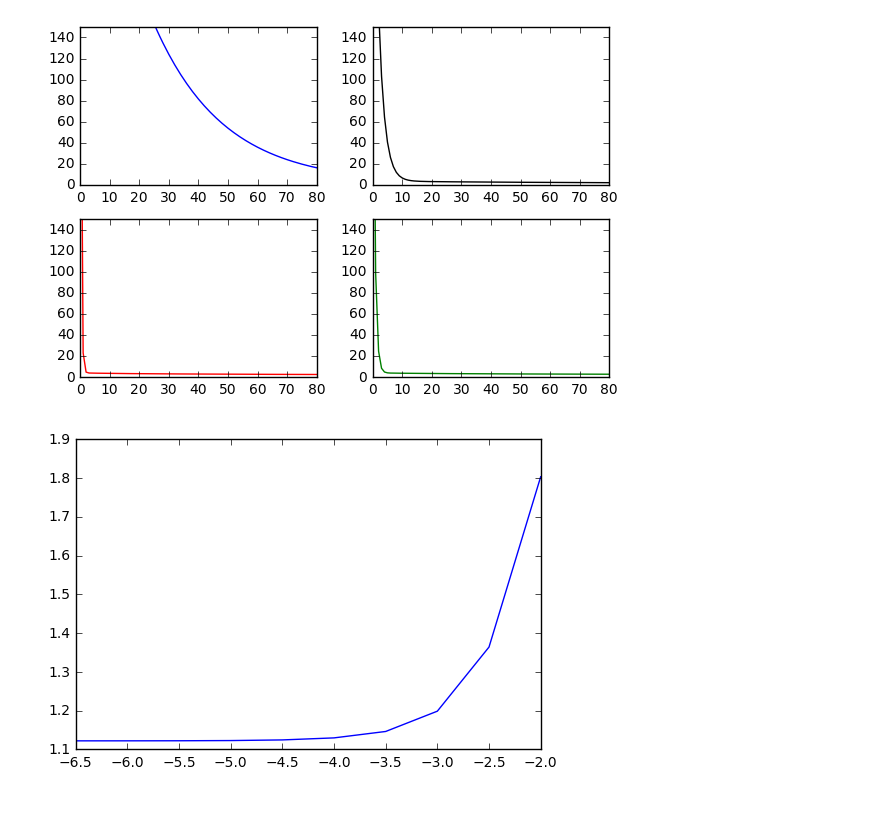
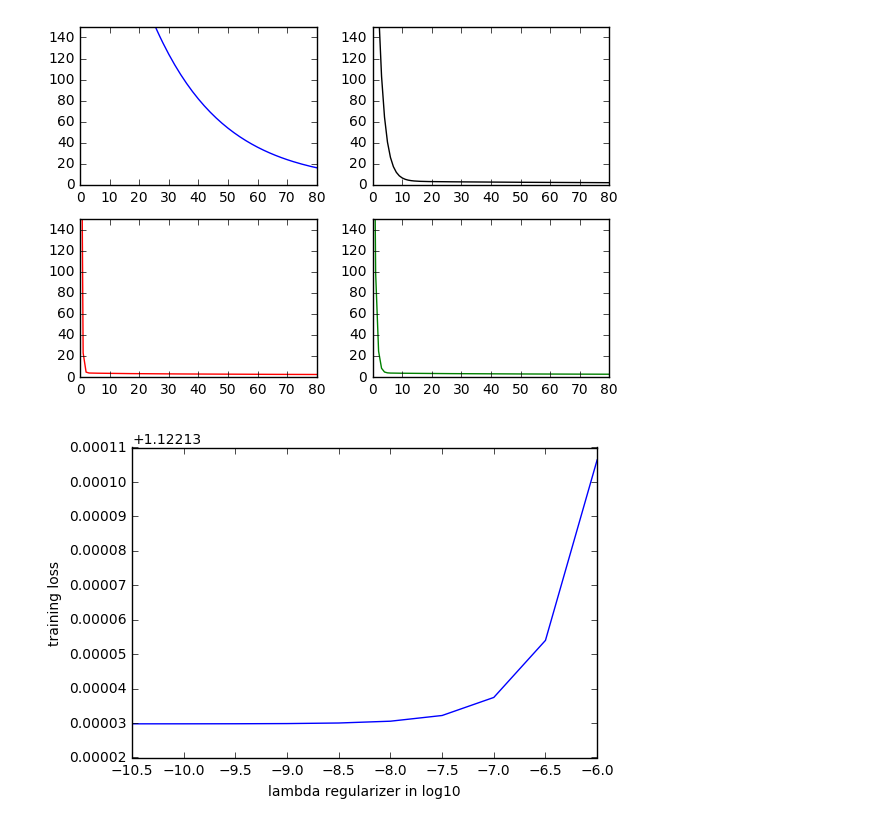
Before and after one commit to ostwind/ML-fundamental, a Jupyter notebook: gradient descent.ipynb, the cells around one changed output. Drawn from its saved outputs; the diff is of its cells as text; code cells hidden in the pictures.

```diff
--- a/gradient descent.ipynb
+++ b/gradient descent.ipynb
@@ -370,20 +365,22 @@ alpha_graph(X_train, y_train, regularized = True)
 # %%
 def lambda_graph(X, y):
     l = []
-    expo = [-2-i/2 for i in range(10)]
+    expo = [-6-i/2 for i in range(10)]
     lambda_ = [ 10**e for e in expo]
     lambda_plot = [np.log10(x) for x in lambda_]
 
     for lamb in lambda_:
         loss_hist, theta_hist = regularized_grad_descent(X, y, lambda_reg = lamb)
         l.append(loss_hist[-1])
 
     plt.plot(lambda_plot, l)
+    plt.xlabel('lambda regularizer in log10')
+    plt.ylabel('training loss')
     plt.show()
 
 lambda_graph(X_train, y_train)
 # %% [output]
-[figure, old version]
+[figure, new version]
 # %%
 def stochastic_grad_descent(X, y, alpha=0.1, lambda_reg=10e-7, num_iter=1000, l_search = True):
     """
```
Also changed, not shown: parts of 2 cells of this notebook, 1 other file.
